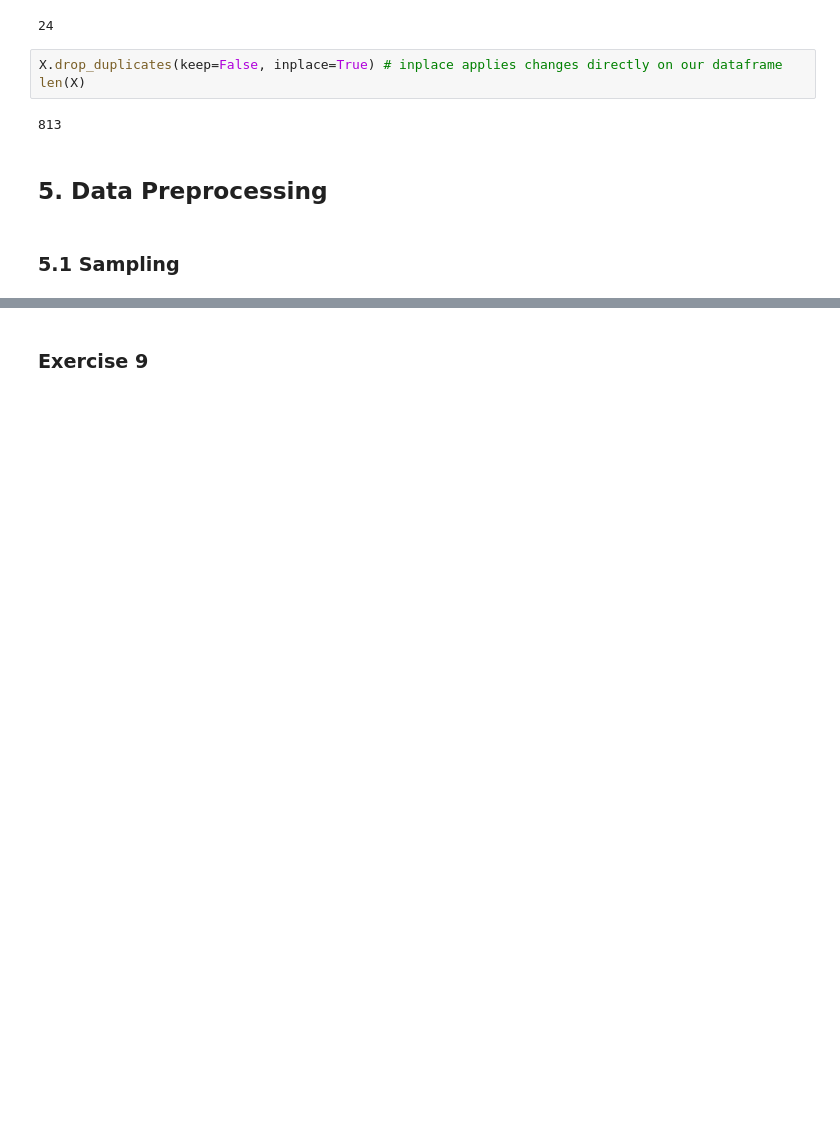
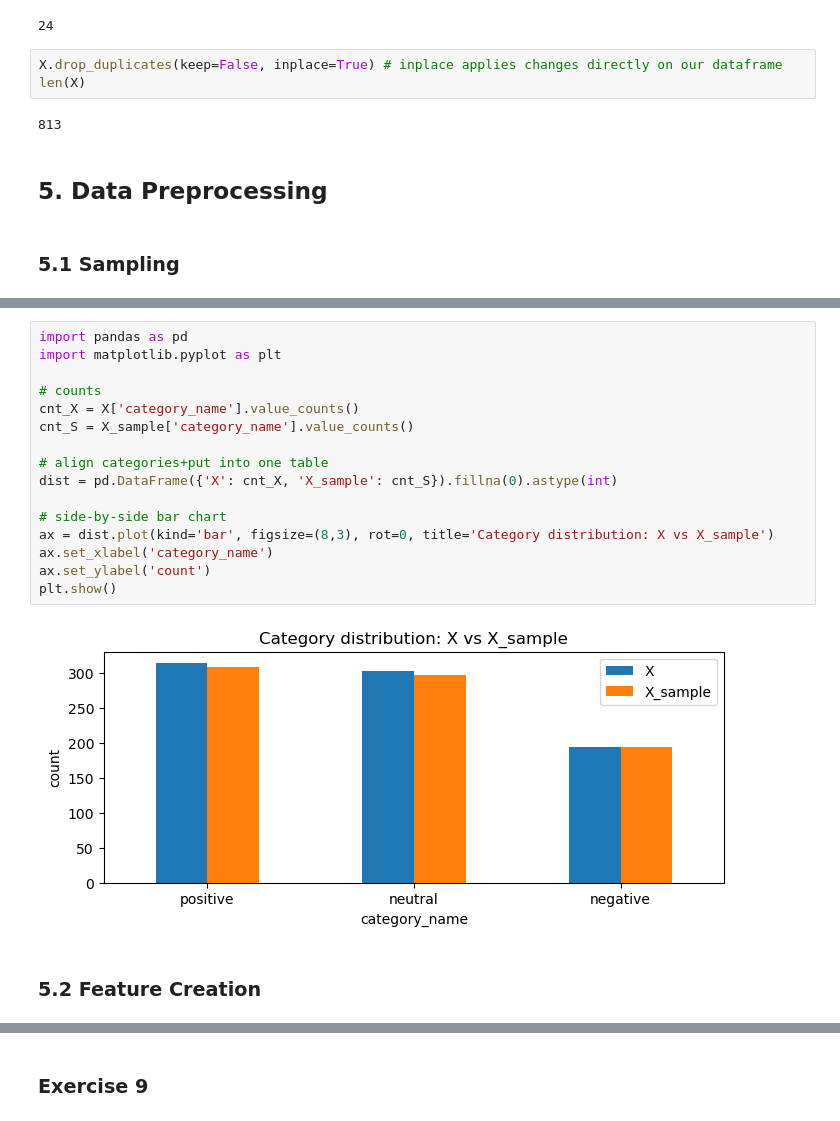
Before and after one commit to Mercy1303/DM2025-Lab1-Exercise, a Jupyter notebook: DM2025-Lab1-Homework.ipynb, the cells around one changed output, grey strips where cells are left out. Cells and saved outputs as stored; diff of their text form; blank space fills up the shorter version.

```diff
--- a/DM2025-Lab1-Homework.ipynb
+++ b/DM2025-Lab1-Homework.ipynb
@@ -521,0 +588,20 @@ ValueError: Cannot take a larger sample than population when 'replace=False'
+# %%
+import pandas as pd
+import matplotlib.pyplot as plt
+
+# counts
+cnt_X = X['category_name'].value_counts()
+cnt_S = X_sample['category_name'].value_counts()
+
+# align categories+put into one table
+dist = pd.DataFrame({'X': cnt_X, 'X_sample': cnt_S}).fillna(0).astype(int)
+
+# side-by-side bar chart
+ax = dist.plot(kind='bar', figsize=(8,3), rot=0, title='Category distribution: X vs X_sample')
+ax.set_xlabel('category_name')
+ax.set_ylabel('count')
+plt.show()
+# %% [output]
+[figure, added]
+# %% [markdown]
+### 5.2 Feature Creation
```
Also changed, not shown: parts of 53 cells of this notebook, 1 other file.
